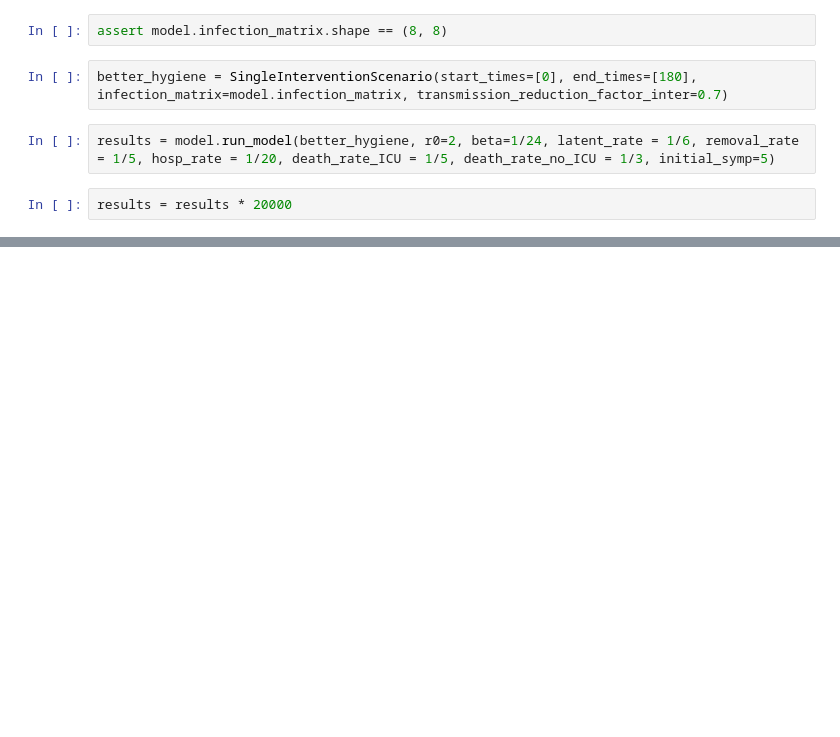
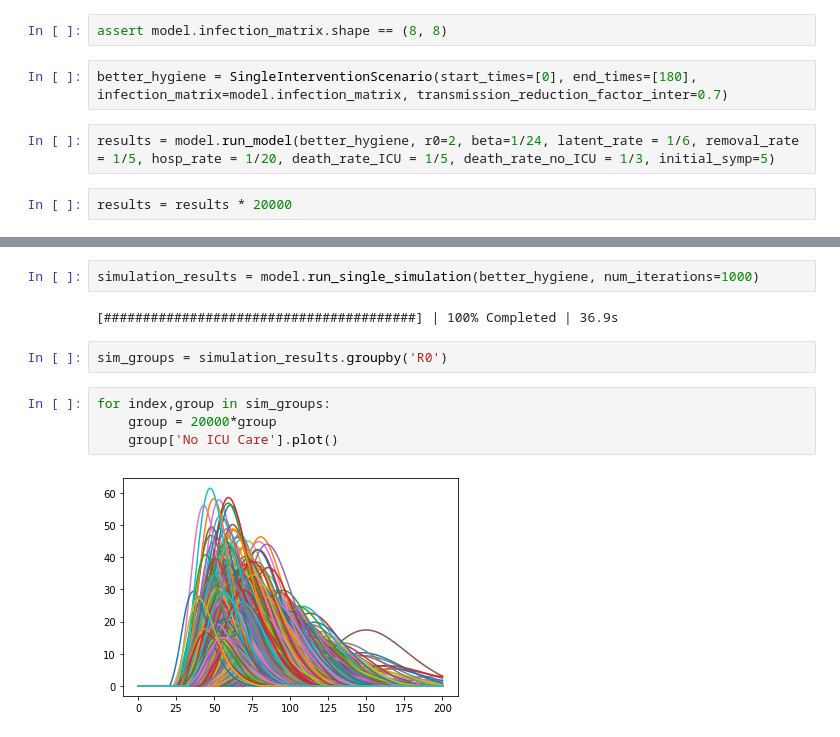
Before and after one commit to abbaasalif/epi-models, a Jupyter notebook: compartmental_model_demo.ipynb, the cells around one changed output, grey strips where cells are left out. Cells and saved outputs as stored; diff of their text form; blank space fills up the shorter version.

Commit message:
now run single simualtion runs without problem

```diff
--- a/compartmental_model_demo.ipynb
+++ b/compartmental_model_demo.ipynb
@@ -36,0 +46,12 @@ No ICU Care:0.0
+# %%
+simulation_results = model.run_single_simulation(better_hygiene, num_iterations=1000)
+# %% [output]
+[########################################] | 100% Completed | 36.9s
+# %%
+sim_groups = simulation_results.groupby('R0')
+# %%
+for index,group in sim_groups:
+    group = 20000*group
+    group['No ICU Care'].plot()
+# %% [output]
+[figure, added]
```
Also changed, not shown: parts of 8 cells of this notebook, 2 other files.
